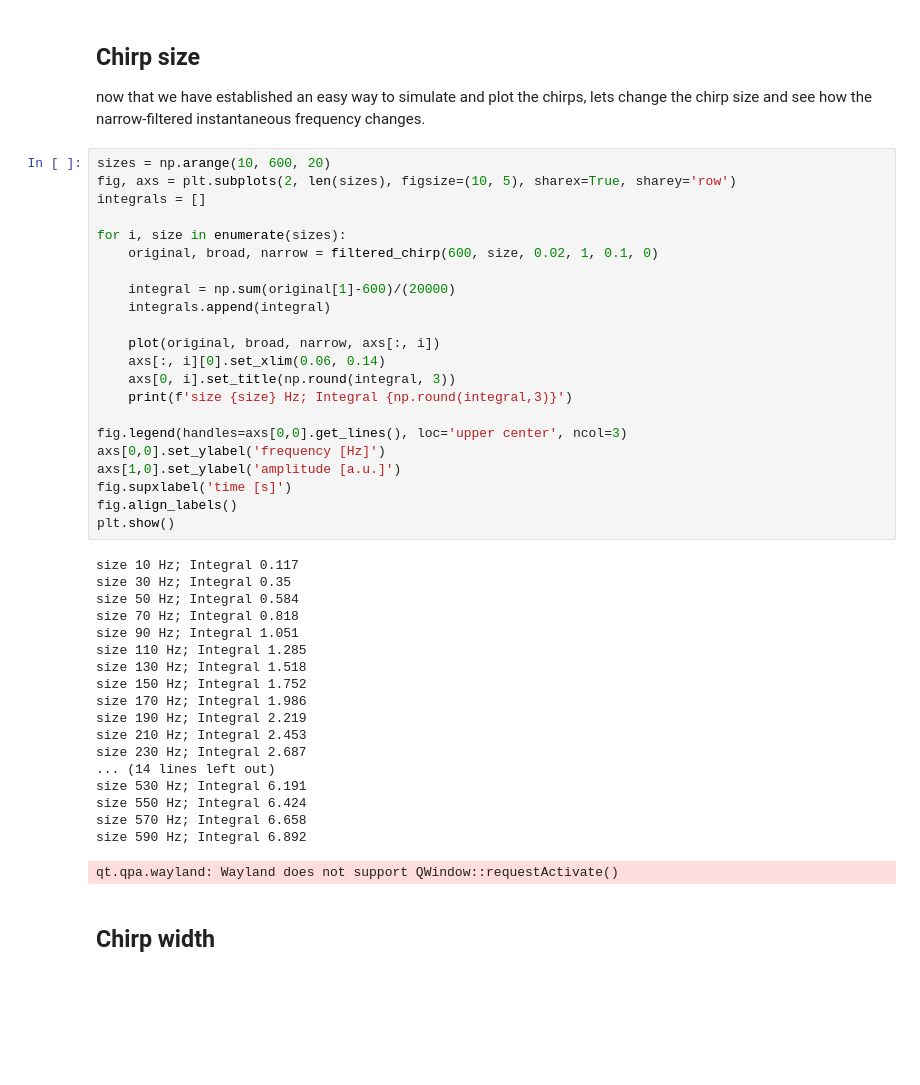
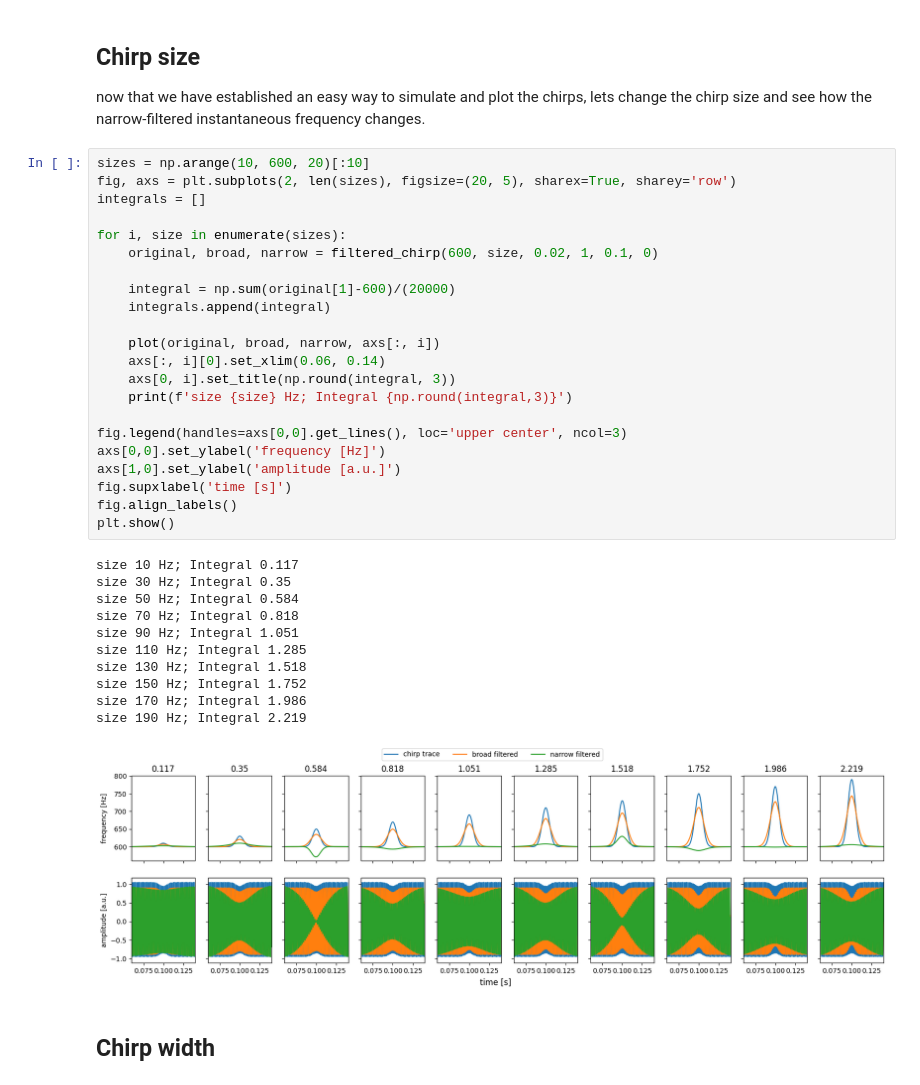
Before and after one commit to weygoldt/gp-chirpdetector, a Jupyter notebook: chirp_instantaneous_freq/chirp_exploration.ipynb, the cells around one changed output. Cells and saved outputs as stored; diff of their text form; blank space fills up the shorter version.

```diff
--- a/chirp_instantaneous_freq/chirp_exploration.ipynb
+++ b/chirp_instantaneous_freq/chirp_exploration.ipynb
@@ -89,46 +88,39 @@ qt.qpa.wayland: Wayland does not support QWindow::requestActivate()
 ## Chirp size
 now that we have established an easy way to simulate and plot the chirps, lets change the chirp size and see how the narrow-filtered instantaneous frequency changes.
 # %%
-sizes = np.arange(10, 600, 20)
-fig, axs = plt.subplots(2, len(sizes), figsize=(10, 5), sharex=True, sharey='row')
+sizes = np.arange(10, 600, 20)[:10]
+fig, axs = plt.subplots(2, len(sizes), figsize=(20, 5), sharex=True, sharey='row')
 integrals = []
 
 for i, size in enumerate(sizes):
     original, broad, narrow = filtered_chirp(600, size, 0.02, 1, 0.1, 0)
 
     integral = np.sum(original[1]-600)/(20000)
     integrals.append(integral)
 
     plot(original, broad, narrow, axs[:, i])
     axs[:, i][0].set_xlim(0.06, 0.14)
     axs[0, i].set_title(np.round(integral, 3))
     print(f'size {size} Hz; Integral {np.round(integral,3)}')
 
 fig.legend(handles=axs[0,0].get_lines(), loc='upper center', ncol=3)
 axs[0,0].set_ylabel('frequency [Hz]')
 axs[1,0].set_ylabel('amplitude [a.u.]')
 fig.supxlabel('time [s]')
 fig.align_labels()
 plt.show()
 # %% [output]
 size 10 Hz; Integral 0.117
 size 30 Hz; Integral 0.35
 size 50 Hz; Integral 0.584
 size 70 Hz; Integral 0.818
 size 90 Hz; Integral 1.051
 size 110 Hz; Integral 1.285
 size 130 Hz; Integral 1.518
 size 150 Hz; Integral 1.752
 size 170 Hz; Integral 1.986
 size 190 Hz; Integral 2.219
-size 210 Hz; Integral 2.453
-size 230 Hz; Integral 2.687
-... (14 lines left out)
-size 530 Hz; Integral 6.191
-size 550 Hz; Integral 6.424
-size 570 Hz; Integral 6.658
-size 590 Hz; Integral 6.892
-qt.qpa.wayland: Wayland does not support QWindow::requestActivate()
+[figure, added]
 # %% [markdown]
 ## Chirp width
 # %%
```
Also changed, not shown: parts of 6 cells of this notebook, 4 other files.
